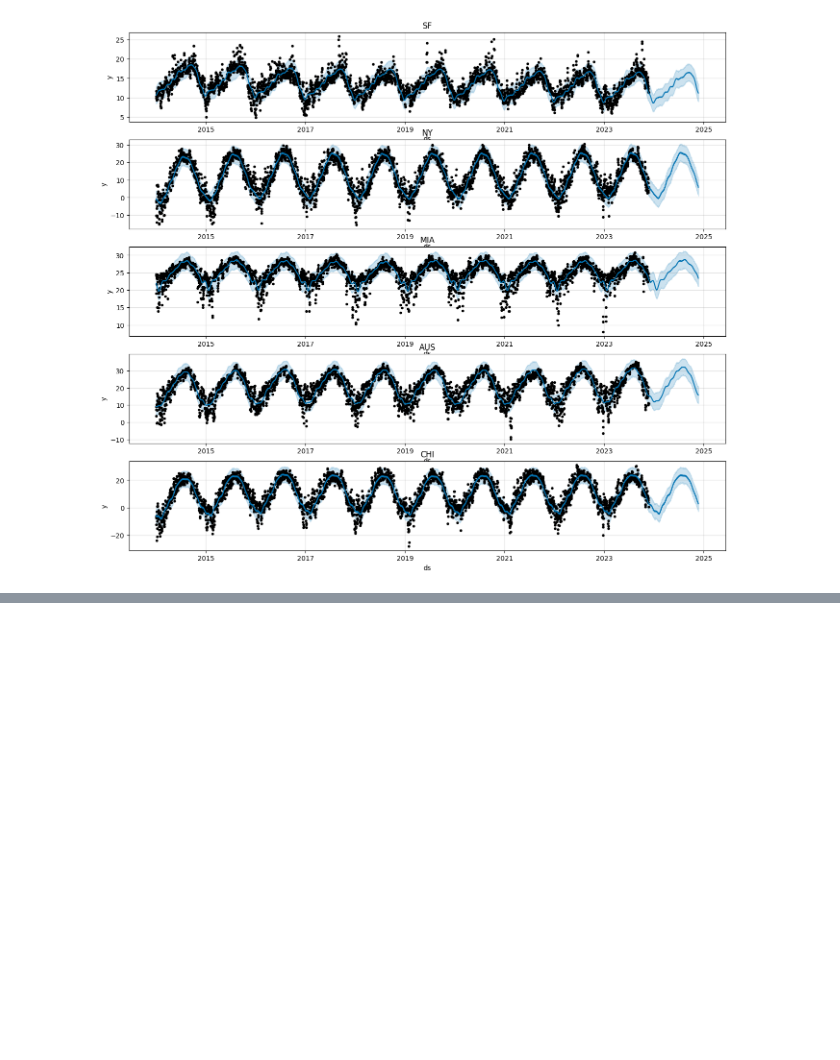
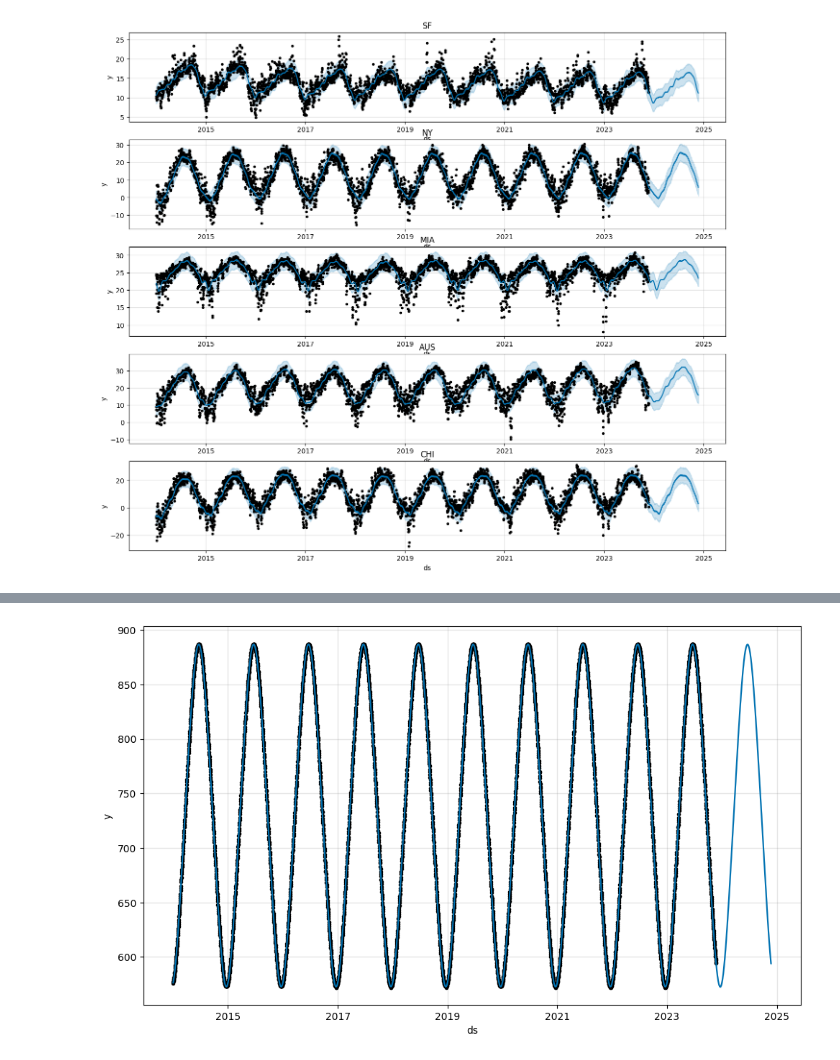
Before and after one commit to elliottjones56/Weather, a Jupyter notebook: code/vijay-starter.ipynb, the cells around one changed output, grey strips where cells are left out. Saved outputs shown, nothing was run; the diff lists cells and outputs as text; code cells hidden in the pictures; blank space fills up the shorter version.

```diff
--- a/code/vijay-starter.ipynb
+++ b/code/vijay-starter.ipynb
@@ -377,0 +481,13 @@ for ax, loc in zip(axs, X['location'].unique()):
+# %%
+sf['daylight'] = sf['sunset_min'] - sf['sunrise_min']
+# %%
+X = sf[['time', 'daylight']]
+
+X.columns = ['ds', 'y']
+
+m = prophet.Prophet().fit(X)
+
+forecast = m.predict(m.make_future_dataframe(periods = 365))
+
+m.plot(forecast);
+# %% [output]
@@ -377,0 +496 @@ for ax, loc in zip(axs, X['location'].unique()):
+[figure, added]
```
Also changed, not shown: parts of 14 cells of this notebook.
